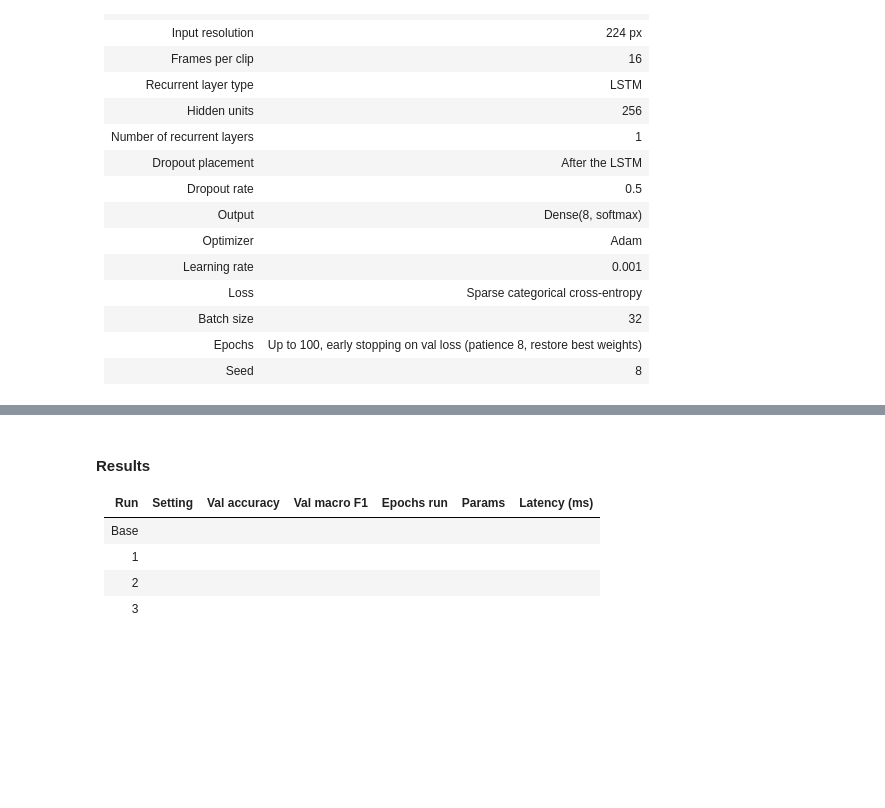
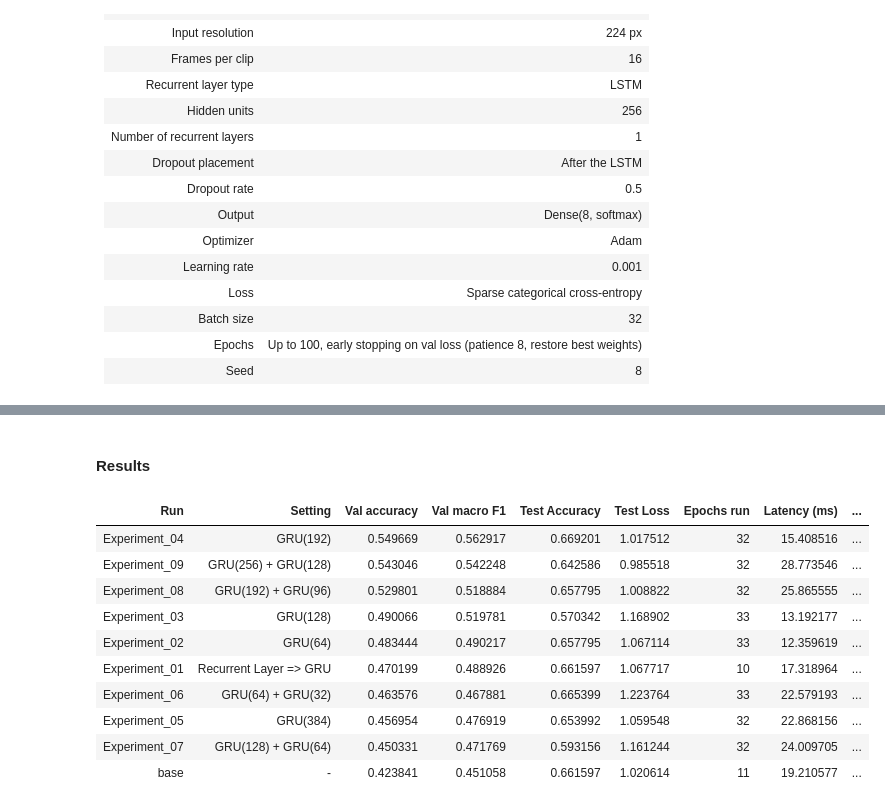
Before and after one commit to AylieNagler/Exercise-Classification-CNN-LSTM, a Jupyter notebook: NOTEBOOKS/03_tom_experiments.ipynb, the cells around one changed output, grey strips where cells are left out. Saved outputs shown, nothing was run; the diff lists cells and outputs as text; code cells hidden in the pictures; blank space fills up the shorter version.

```diff
--- a/NOTEBOOKS/03_tom_experiments.ipynb
+++ b/NOTEBOOKS/03_tom_experiments.ipynb
@@ -96,18 +99,27 @@ train (552, 16, 2048) (552,)
 val (151, 16, 2048) (151,)
 test (263, 16, 2048) (263,)
 # %%
+def filter_parameter_value(v):
+    if not isinstance(v, (int, float, str, tuple, list)):
+        v = v.__name__
+    return v
+
 def config_to_html(conf, ignore_name=True):
-    html_str = ""
-    for k, v in conf.items():
-        if ignore_name and (k == 'Experiment Name' or k == 'Setting'):
-            continue
-        if not isinstance(v, (int, float, str, tuple, list)):
-            v = v.__name__
-        html_str += f'''<p><span style="display: inline-block; width:150px; text-align: right">{k}</span>: {v}</p>'''
-
+    # html_str = ""
+    # for k, v in conf.items():
+    #     if ignore_name and (k == 'Experiment Name' or k == 'Setting'):
+    #         continue
+    #     if not isinstance(v, (int, float, str, tuple, list)):
+    #         v = v.__name__
+        # html_str += f'''<p><span style="display: inline-block; width:150px; text-align: right">{k}</span>: {v}</p>'''
+    html_str = " | ".join(
+        f"{k}={filter_parameter_value(v)}"
+        for k, v in conf.items()
+        if not (ignore_name and k in ('Experiment Name', 'Setting'))
+    )
     return html_str
 
-def print_report(df):
+def print_report(df, title=''):
     styled_df = (df.style.hide_index()
                  .set_properties(**{'text-align': 'center'})
                  .set_table_styles([
@@ -115,7 +127,8 @@ def print_report(df):
                  ])
                 )
 
-    display(HTML("<h4>Results</h4>"))
+    if len(title) > 0:
+        display(Markdown(f'__{title}__'))
     display(styled_df)
 
 class Line(object):
@@ -499,12 +584,19 @@ _Why did it turn out this way? Connect it to the dataset and to what we covered
 # %% [markdown]
 #### Results
-
-| Run | Setting | Val accuracy | Val macro F1 | Epochs run | Params | Latency (ms) |
-|---|---|---|---|---|---|---|
-| Base | | | | | | |
-| 1 | | | | | | |
-| 2 | | | | | | |
-| 3 | | | | | | |
+# %%
+print_report(pd.DataFrame(reports).sort_values(by=['Val accuracy'], ascending=[False]))
+# %% [output]
+| Run | Setting | Val accuracy | Val macro F1 | Test Accuracy | Test Loss | Epochs run | Latency (ms) | ... |
+| Experiment_04 | GRU(192) | 0.549669 | 0.562917 | 0.669201 | 1.017512 | 32 | 15.408516 | ... |
+| Experiment_09 | GRU(256) + GRU(128) | 0.543046 | 0.542248 | 0.642586 | 0.985518 | 32 | 28.773546 | ... |
+| Experiment_08 | GRU(192) + GRU(96) | 0.529801 | 0.518884 | 0.657795 | 1.008822 | 32 | 25.865555 | ... |
+| Experiment_03 | GRU(128) | 0.490066 | 0.519781 | 0.570342 | 1.168902 | 33 | 13.192177 | ... |
+| Experiment_02 | GRU(64) | 0.483444 | 0.490217 | 0.657795 | 1.067114 | 33 | 12.359619 | ... |
+| Experiment_01 | Recurrent Layer => GRU | 0.470199 | 0.488926 | 0.661597 | 1.067717 | 10 | 17.318964 | ... |
+| Experiment_06 | GRU(64) + GRU(32) | 0.463576 | 0.467881 | 0.665399 | 1.223764 | 33 | 22.579193 | ... |
+| Experiment_05 | GRU(384) | 0.456954 | 0.476919 | 0.653992 | 1.059548 | 32 | 22.868156 | ... |
+| Experiment_07 | GRU(128) + GRU(64) | 0.450331 | 0.471769 | 0.593156 | 1.161244 | 32 | 24.009705 | ... |
+| base | - | 0.423841 | 0.451058 | 0.661597 | 1.020614 | 11 | 19.210577 | ... |
 # %% [markdown]
 #### Observations
 
```
Also changed, not shown: parts of 27 cells of this notebook.
